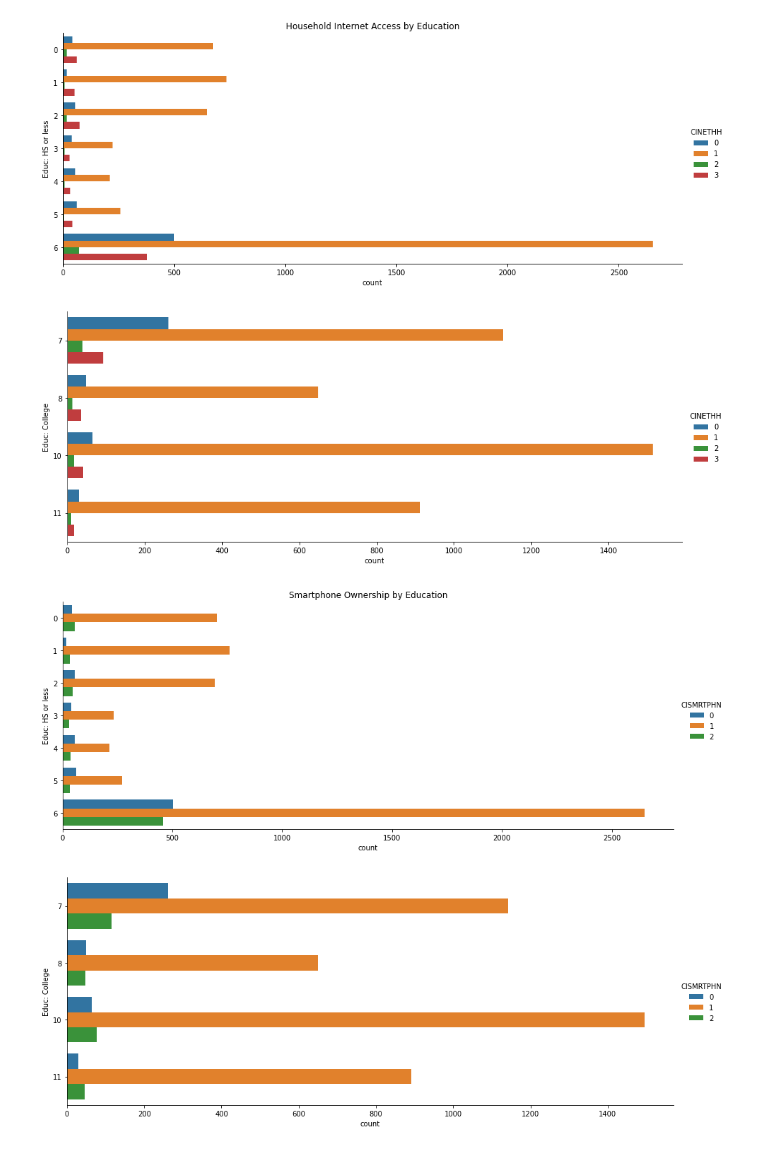
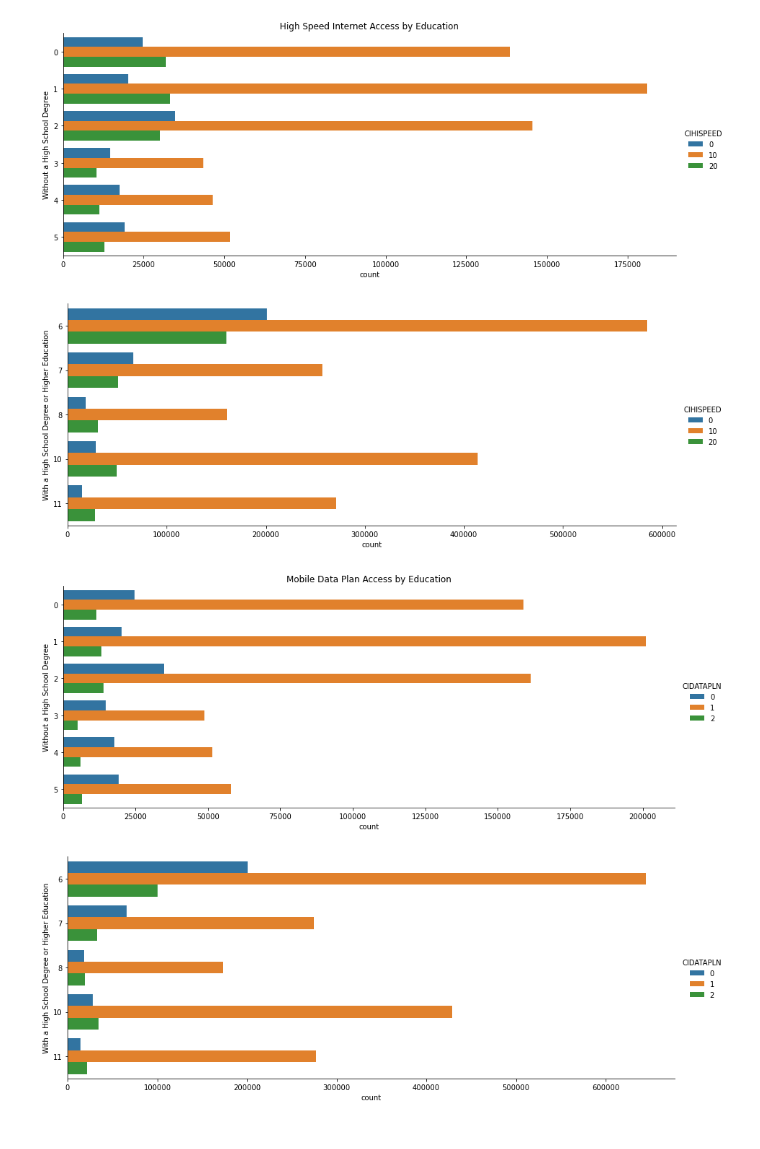
Before and after one commit to mbransons/DataFundamentalsCourse, a Jupyter notebook: week8/assignment6.ipynb, the cells around one changed output. Cells and saved outputs as stored; diff of their text form; code cells hidden in the pictures.

```diff
--- a/week8/assignment6.ipynb
+++ b/week8/assignment6.ipynb
@@ -38,0 +47,3 @@ IPUMS_df = pd.read_csv('/content/drive/MyDrive/Data/usa_00003.csv')
+# %%
+ddi_codebook = readers.read_ipums_ddi('data/usa_00004.xml')
+IPUMS_df = readers.read_microdata(ddi_codebook, 'https://makercommons.org/data/usa_00004.dat.zip')
@@ -249,26 +212,23 @@ plt.show()
 # %%
-# Code block 4d: Separate cases for plotting
-IPUMS5_df = IPUMS_df.loc[lambda IPUMS_df: IPUMS_df['EDUC'] <= 6, :] # Selecting cases: EDUC < 6, HS or less
-IPUMS6_df = IPUMS_df.loc[lambda IPUMS_df: IPUMS_df['EDUC'] >= 7, :] # Selecting cases: EDUC > 7, College
+IPUMS5_df = IPUMS_df.loc[lambda IPUMS_df: IPUMS_df['EDUC'] <= 5, :] # Selecting cases: EDUC < 6, HS or less
+IPUMS6_df = IPUMS_df.loc[lambda IPUMS_df: IPUMS_df['EDUC'] >= 6, :] # Selecting cases: EDUC > 7, College
 # %%
-# Code block 4d: Visualization
-sb.catplot(hue='CINETHH', y='EDUC', kind='count', height=5, aspect=2.5, data=IPUMS5_df)
-plt.ylabel('Educ: HS or less')
-plt.title('Household Internet Access by Education')
-sb.catplot(hue='CINETHH', y='EDUC', kind='count', height=5, aspect=2.5, data=IPUMS6_df)
-plt.ylabel('Educ: College')
+sb.catplot(hue='CIHISPEED', y='EDUC', kind='count', height=5, aspect=2.5, data=IPUMS5_df)
+plt.ylabel('Without a High School Degree')
+plt.title('High Speed Internet Access by Education')
+sb.catplot(hue='CIHISPEED', y='EDUC', kind='count', height=5, aspect=2.5, data=IPUMS6_df)
+plt.ylabel('With a High School Degree or Higher Education')
 plt.show()
 # %% [output]
-[figure, old version]
+[figure, new version]
-[figure, old version]
+[figure, new version]
 # %%
-# Code block 4d: Visualization
-sb.catplot(hue='CISMRTPHN', y='EDUC', kind='count', height=5, aspect=2.5, data=IPUMS5_df)
-plt.ylabel('Educ: HS or less')
-plt.title('Smartphone Ownership by Education')
-sb.catplot(hue='CISMRTPHN', y='EDUC', kind='count', height=5, aspect=2.5, data=IPUMS6_df)
-plt.ylabel('Educ: College')
+sb.catplot(hue='CIDATAPLN', y='EDUC', kind='count', height=5, aspect=2.5, data=IPUMS5_df)
+plt.ylabel('Without a High School Degree')
+plt.title('Mobile Data Plan Access by Education')
+sb.catplot(hue='CIDATAPLN', y='EDUC', kind='count', height=5, aspect=2.5, data=IPUMS6_df)
+plt.ylabel('With a High School Degree or Higher Education')
 plt.show()
 # %% [output]
-[figure, old version]
+[figure, new version]
-[figure, old version]
+[figure, new version]
```
Also changed, not shown: parts of 29 cells of this notebook, 3 other files.
